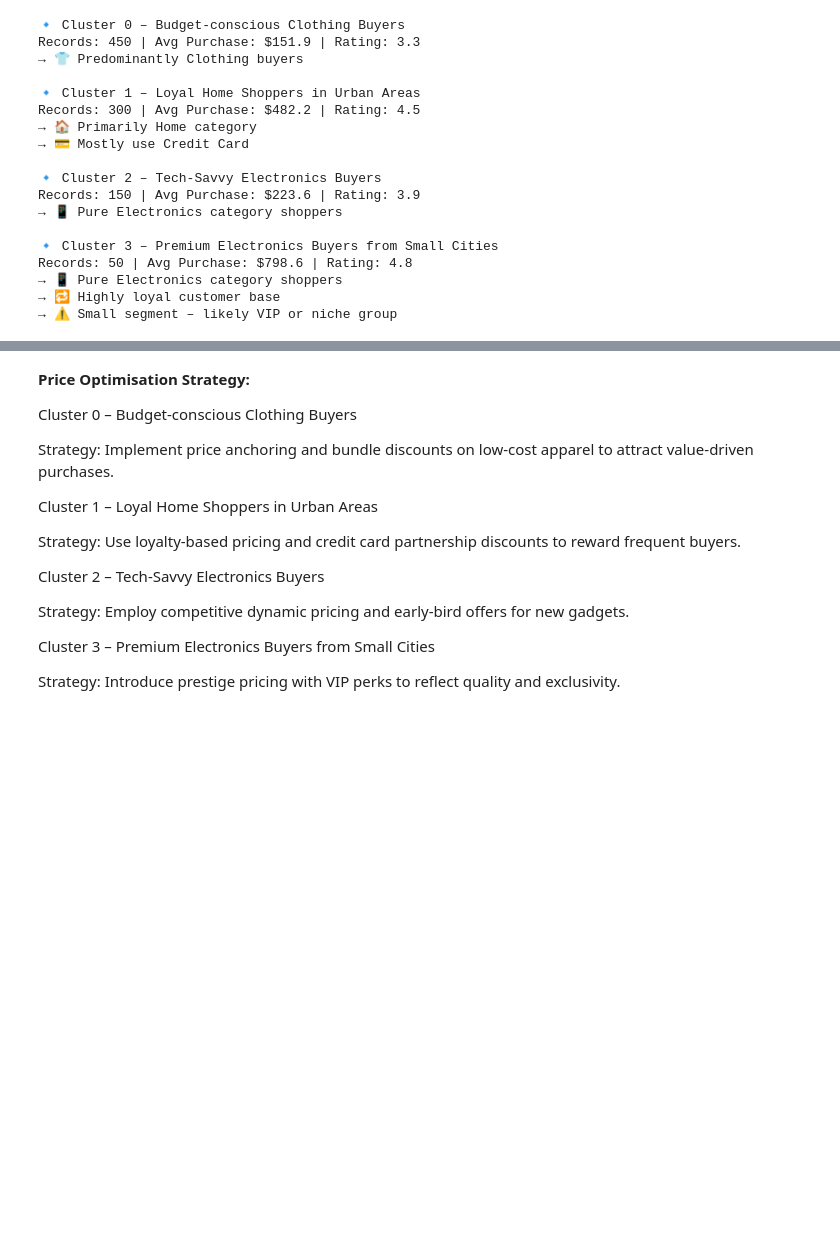
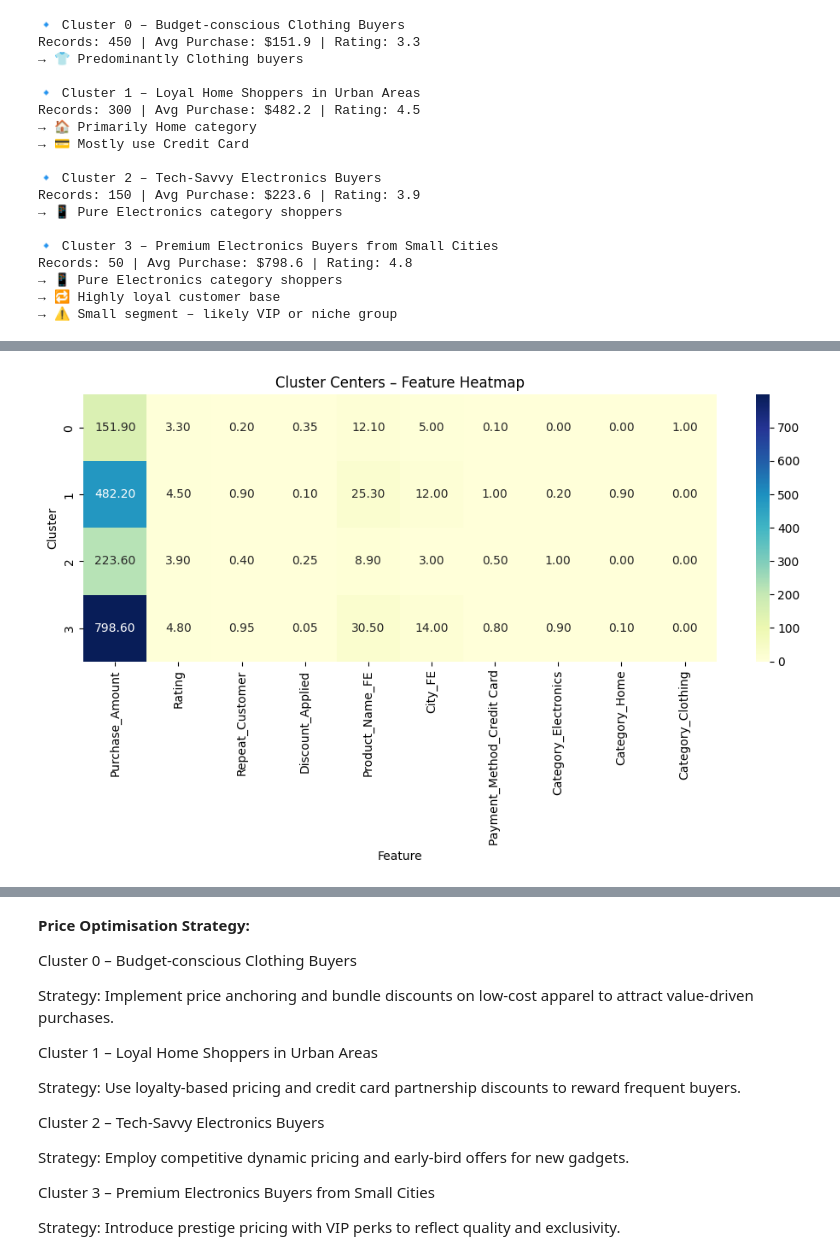
Before and after one commit to Shivanikanodia/Walmart-customer-segmentation-using-K-Means-Clustering-, a Jupyter notebook: Ecommerce_Walmart_Customer_Segmentation.ipynb, the cells around one changed output, grey strips where cells are left out. Cells and saved outputs as stored; diff of their text form; code cells hidden in the pictures; blank space fills up the shorter version.

```diff
--- a/Ecommerce_Walmart_Customer_Segmentation.ipynb
+++ b/Ecommerce_Walmart_Customer_Segmentation.ipynb
@@ -823,0 +878,12 @@ Records: 50 | Avg Purchase: $798.6 | Rating: 4.8
+# %%
+import seaborn as sns
+
+plt.figure(figsize=(10, 6))
+sns.heatmap(cluster_summary, annot=True, cmap='YlGnBu', fmt=".2f")
+plt.title("Cluster Centers – Feature Heatmap")
+plt.xlabel("Feature")
+plt.ylabel("Cluster")
+plt.tight_layout()
+plt.show()
+# %% [output]
+[figure, added]
```
Also changed, not shown: parts of 3 cells of this notebook.
